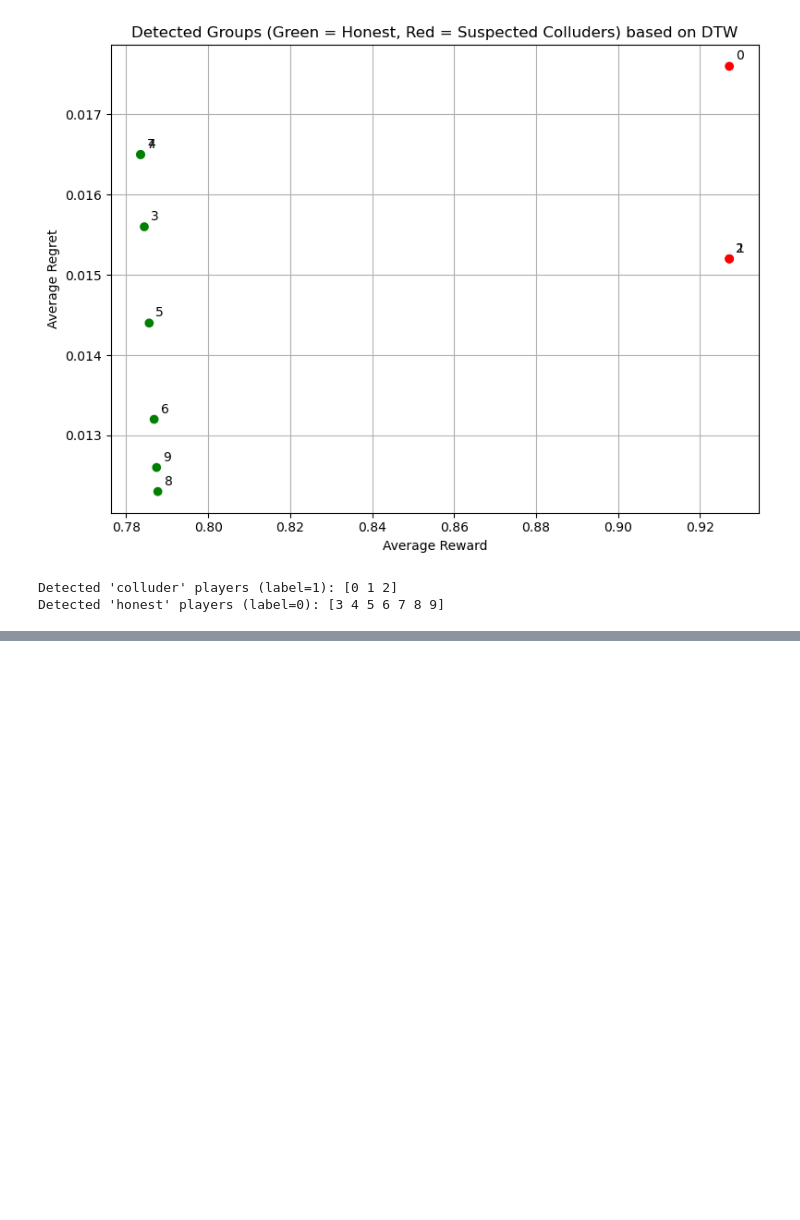
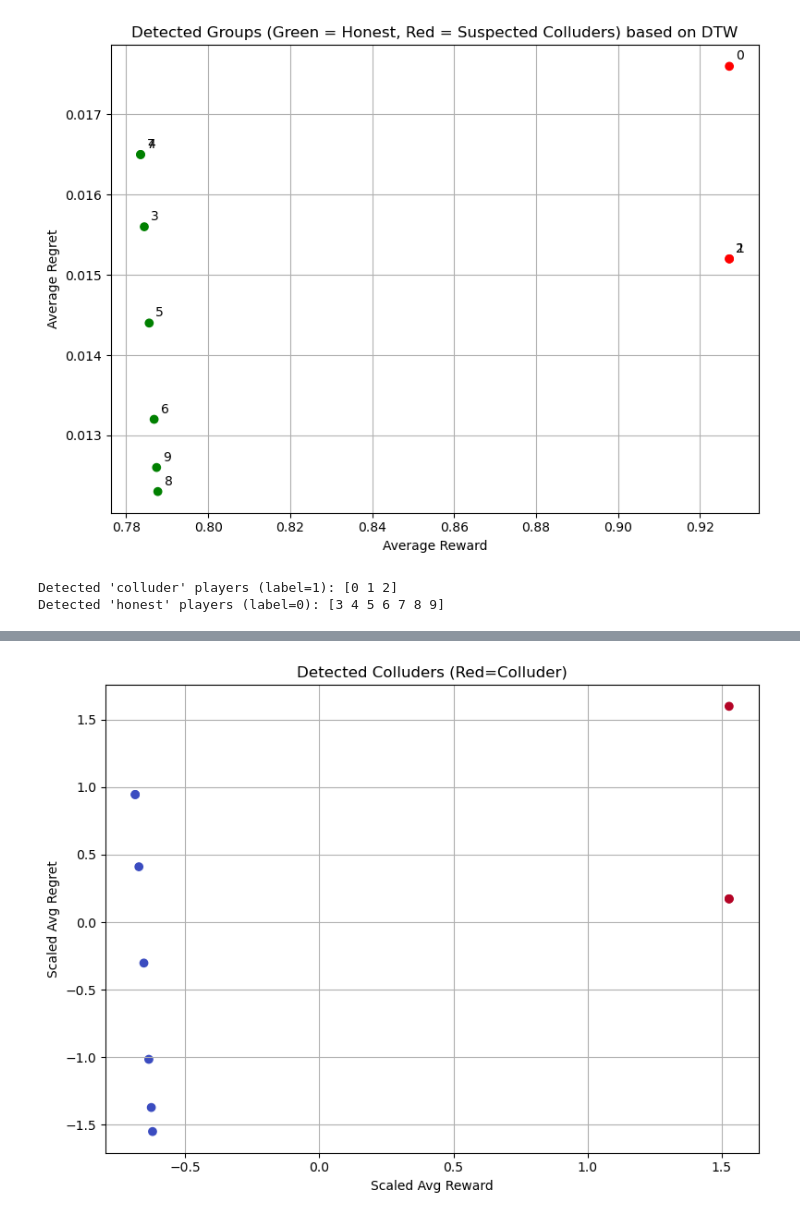
Before and after one commit to alliixx/Game-Collusion-Detection, a Jupyter notebook: collusion_detection_models.ipynb, the cells around one changed output, grey strips where cells are left out. Saved outputs shown, nothing was run; the diff lists cells and outputs as text; code cells hidden in the pictures; blank space fills up the shorter version.

Commit message:
trying different games

```diff
--- a/collusion_detection_models.ipynb
+++ b/collusion_detection_models.ipynb
@@ -161,3 +161,86 @@ print("Detected 'honest' players (label=0):", np.where(labels == 0)[0])
 [figure]
 Detected 'colluder' players (label=1): [0 1 2]
 Detected 'honest' players (label=0): [3 4 5 6 7 8 9]
+# %%
+import numpy as np
+import matplotlib.pyplot as plt
+from sklearn.linear_model import LogisticRegression
+from sklearn.model_selection import train_test_split
+from sklearn.preprocessing import StandardScaler
+from sklearn.metrics import classification_report, confusion_matrix
+
+# === LOAD DATA ===
+history_rewards = np.load('game_implementation/history_rewards.npy')
+history_regrets = np.load('game_implementation/history_regrets.npy')
+action_history = np.load('game_implementation/history_actions.npy')  # assuming you saved it too
+
+num_players, num_rounds = history_rewards.shape
+
+# === MANUAL LABELS ===
+# Assume you know players 0,1,2 were colluders
+true_colluders = [0,1,2]
+labels_true = np.zeros(num_players)
+labels_true[true_colluders] = 1  # 1 = colluder, 0 = honest
+
+# === FEATURE EXTRACTION ===
+
+# 1. Average reward
+avg_reward = history_rewards.mean(axis=1)
+
+# 2. Average regret
+avg_regret = history_regrets.mean(axis=1)
+
+# 3. Entropy of action choices (lower entropy = more predictable = possible collusion)
+def entropy(p):
+    p = np.array(p)
+    p = p[p > 0]
+    return -np.sum(p * np.log(p))
+
+entropy_list = []
+for i in range(num_players):
+    counts = np.bincount(action_history[i], minlength=np.max(action_history)+1)
+    probs = counts / counts.sum()
+    entropy_list.append(entropy(probs))
+entropy_list = np.array(entropy_list)
+
+# 4. Standard deviation of rewards over time (colluders are smoother?)
+reward_std = np.std(history_rewards, axis=1)
+
+# Stack features
+features = np.vstack([avg_reward, avg_regret, entropy_list, reward_std]).T
+
+# === STANDARDIZE FEATURES ===
+scaler = StandardScaler()
+features_scaled = scaler.fit_transform(features)
+
+# === TRAIN ML MODEL ===
+X_train, X_test, y_train, y_test = train_test_split(features_scaled, labels_true, test_size=0.2, random_state=42)
+
+clf = LogisticRegression()
+clf.fit(X_train, y_train)
+
+# === EVALUATE ===
+y_pred = clf.predict(X_test)
+
+print("=== Classification Report ===")
+print(classification_report(y_test, y_pred))
+
+print("=== Confusion Matrix ===")
+print(confusion_matrix(y_test, y_pred))
+
+# === Predict all players ===
+final_pred = clf.predict(features_scaled)
+
+print("=== FINAL Detected Colluders ===")
+print(np.where(final_pred == 1)[0])
+
+# === PLOT for sanity check ===
+plt.figure(figsize=(8,6))
+plt.scatter(features_scaled[:,0], features_scaled[:,1], c=final_pred, cmap='coolwarm')
+plt.xlabel('Scaled Avg Reward')
+plt.ylabel('Scaled Avg Regret')
+plt.title('Detected Colluders (Red=Colluder)')
+plt.grid(True)
+plt.tight_layout()
+plt.show()
+# %% [output]
@@ -163,0 +262 @@ Detected 'honest' players (label=0): [3 4 5 6 7 8 9]
+[figure, added]
```
Also changed, not shown: parts of 1 cell of this notebook, 4 other files.
